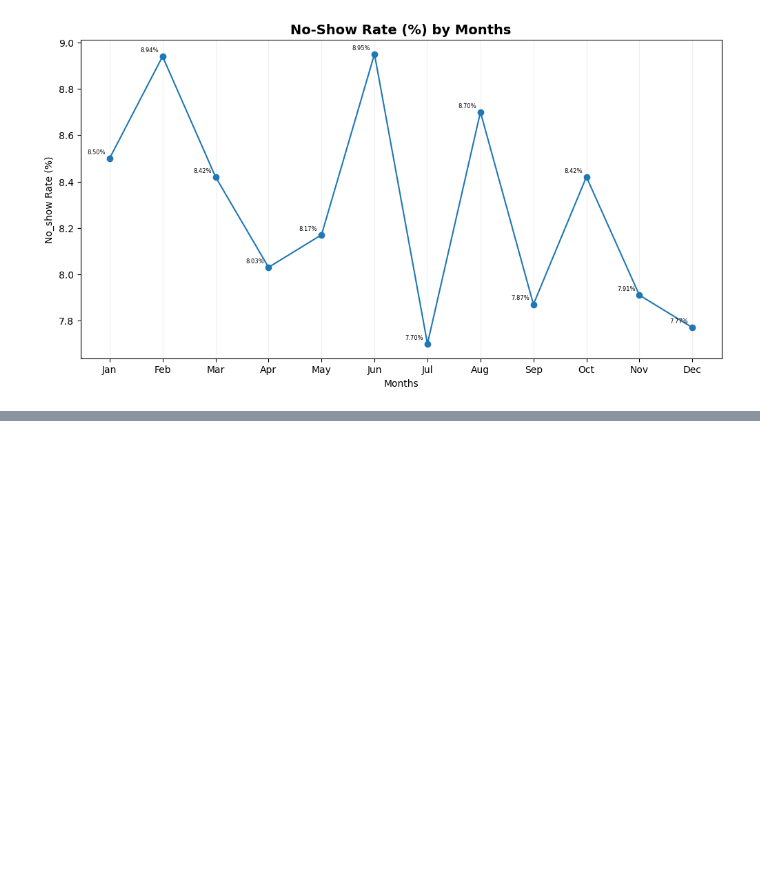
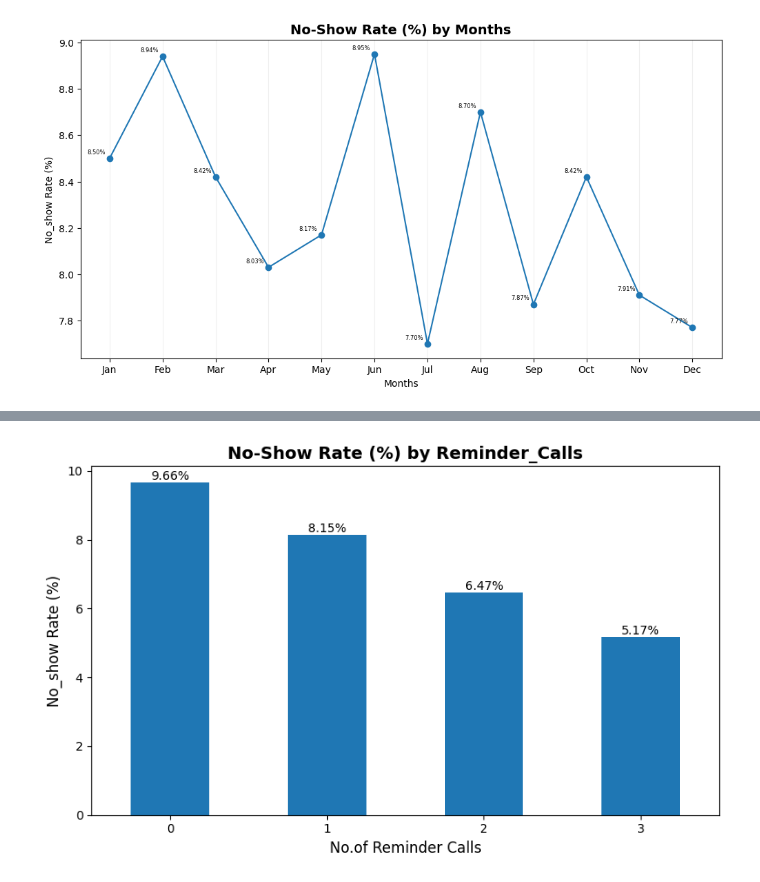
Before and after one commit to akashcstech/Health_Care_No_Show_Data_Analysis, a Jupyter notebook: Data_clean.ipynb, the cells around one changed output, grey strips where cells are left out. Saved outputs shown, nothing was run; the diff lists cells and outputs as text; code cells hidden in the pictures; blank space fills up the shorter version.

```diff
--- a/Data_clean.ipynb
+++ b/Data_clean.ipynb
@@ -1328,0 +1359,4 @@ mns
+# %%
+# reminder_calls_vs_no_show
+callns = pd.crosstab(pdf2['reminder_calls'], pdf['no_show'])
+callns
@@ -1328,0 +1370,7 @@ mns
+# %%
+callnss = pd.crosstab(pdf2['reminder_calls'], pdf['no_show'], normalize='index') * 100
+callns[['0_pct','1_pct']] = callnss.round(2)
+callns
+view_callns = callns.copy()
+view_callns[['0_pct', '1_pct']] = view_callns[['0_pct', '1_pct']].astype(str) + '%'
+view_callns
@@ -1363,0 +1434,15 @@ plt.show()
+# %%
+# No-Show Rate (%) by Reminder_Calls
+ax = callns['1_pct'].plot(kind='bar', figsize=(8,5))
+
+for container in ax.containers:
+    plt.bar_label(container, fmt='%.2f%%')
+
+plt.title('No-Show Rate (%) by Reminder_Calls', fontsize=14, fontweight='bold')
+plt.xlabel('No.of Reminder Calls', fontsize=12)
+plt.xticks(rotation=0)
+plt.ylabel('No_show Rate (%)', fontsize=12)
+plt.tight_layout()
+plt.show()
+# %% [output]
+[figure, added]
```
Also changed, not shown: parts of 7 cells of this notebook, 1 other file.
